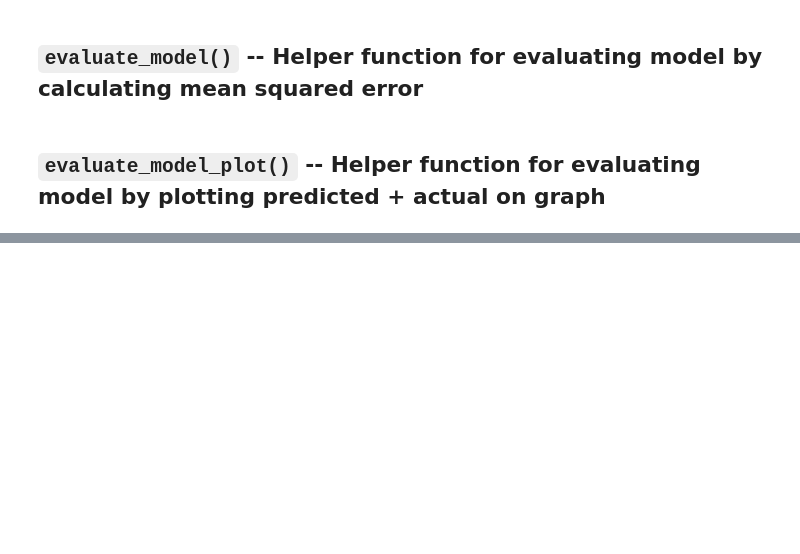
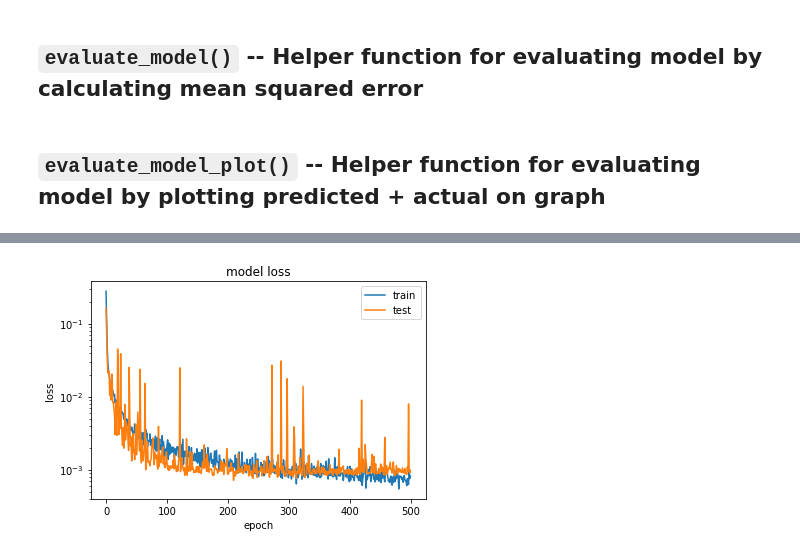
Before and after one commit to pyokagan/carparkdata, a Jupyter notebook: LSTM-clean.ipynb, the cells around one changed output, grey strips where cells are left out. Saved outputs shown, nothing was run; the diff lists cells and outputs as text; code cells hidden in the pictures; blank space fills up the shorter version.

```diff
--- a/LSTM-clean.ipynb
+++ b/LSTM-clean.ipynb
@@ -336,0 +471,10 @@ As an example of putting all the functions above, we train a model on carpark BH
+# %%
+%%time
+data = dataset['BHMBCCMKT01']
+n, m = 12, 4  # Predict 2 hour ahead using 6 hours worth of past data
+train_set, eval_set, capacity = split_by_week(data, validation_size=2)
+model, history = train_model(train_set, eval_set, n, m,
+                    num_lstm_layers=1,
+                    hidden_size=100,
+                    batch_size=32,
+                    epochs=500)
@@ -336,0 +499,4 @@ As an example of putting all the functions above, we train a model on carpark BH
+# %%
+train_plot(history)
+# %% [output]
+[figure, added]
```
Also changed, not shown: parts of 37 cells of this notebook.
